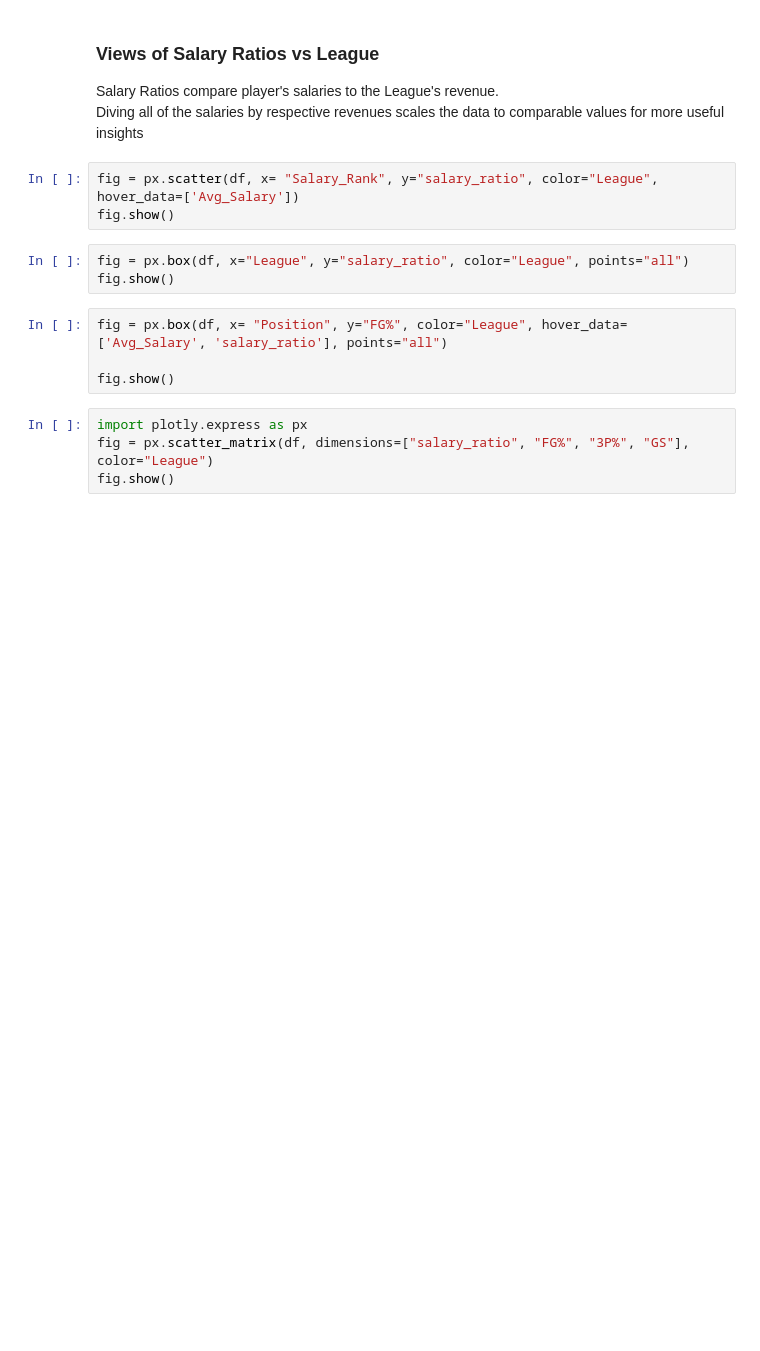
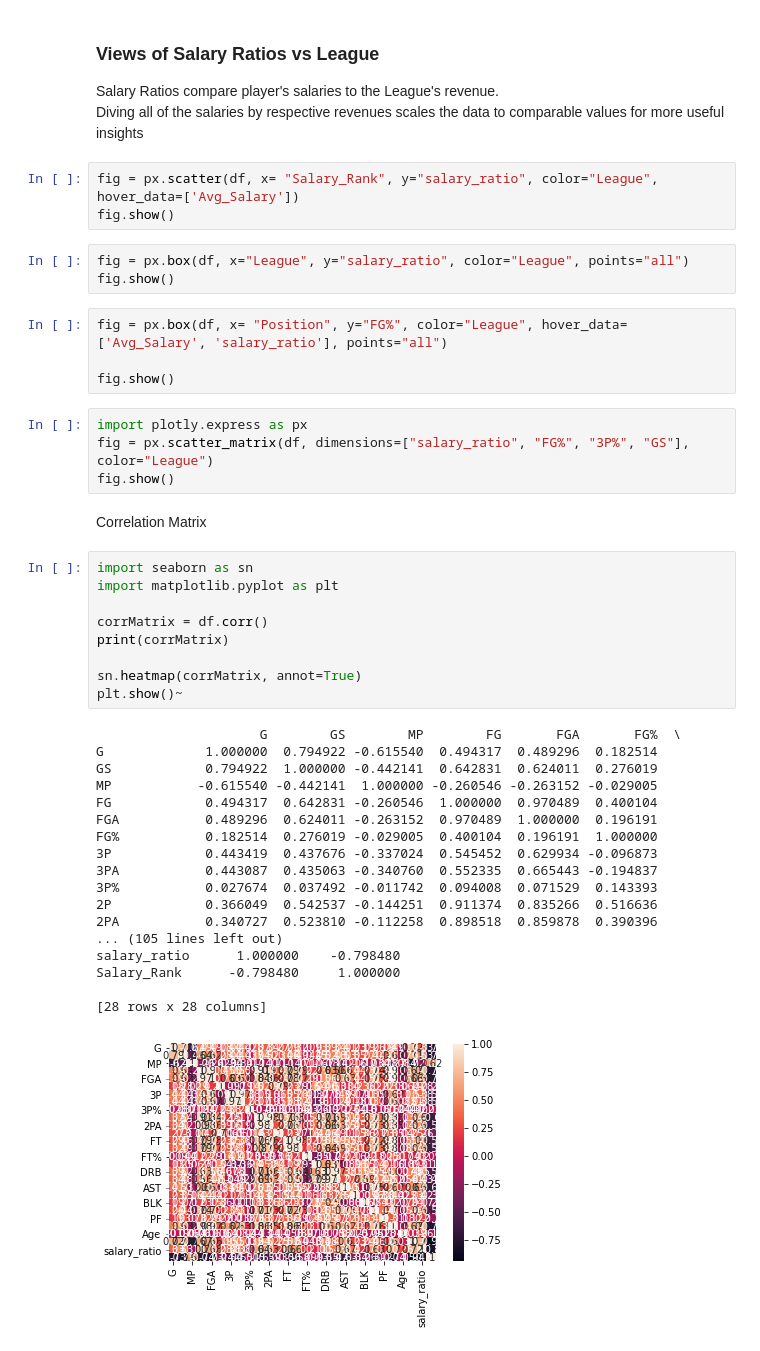
Before and after one commit to UVA-CS5010/semester-project, a Jupyter notebook: CS5010SemesterProject_Visualizations.ipynb, the cells around one changed output. Cells and saved outputs as stored; diff of their text form; blank space fills up the shorter version.

Commit message:
correlation maxtrix

```diff
--- a/CS5010SemesterProject_Visualizations.ipynb
+++ b/CS5010SemesterProject_Visualizations.ipynb
@@ -65,3 +67,33 @@ fig.show()
 import plotly.express as px
 fig = px.scatter_matrix(df, dimensions=["salary_ratio", "FG%", "3P%", "GS"], color="League")
 fig.show()
+# %% [markdown]
+Correlation Matrix
+# %%
+import seaborn as sn
+import matplotlib.pyplot as plt
+
+corrMatrix = df.corr()
+print(corrMatrix)
+
+sn.heatmap(corrMatrix, annot=True)
+plt.show()~
+# %% [output]
+                     G        GS        MP        FG       FGA       FG%  \
+G             1.000000  0.794922 -0.615540  0.494317  0.489296  0.182514
+GS            0.794922  1.000000 -0.442141  0.642831  0.624011  0.276019
+MP           -0.615540 -0.442141  1.000000 -0.260546 -0.263152 -0.029005
+FG            0.494317  0.642831 -0.260546  1.000000  0.970489  0.400104
+FGA           0.489296  0.624011 -0.263152  0.970489  1.000000  0.196191
+FG%           0.182514  0.276019 -0.029005  0.400104  0.196191  1.000000
+3P            0.443419  0.437676 -0.337024  0.545452  0.629934 -0.096873
+3PA           0.443087  0.435063 -0.340760  0.552335  0.665443 -0.194837
+3P%           0.027674  0.037492 -0.011742  0.094008  0.071529  0.143393
+2P            0.366049  0.542537 -0.144251  0.911374  0.835266  0.516636
+2PA           0.340727  0.523810 -0.112258  0.898518  0.859878  0.390396
+... (105 lines left out)
+salary_ratio      1.000000    -0.798480
+Salary_Rank      -0.798480     1.000000
+
+[28 rows x 28 columns]
+[figure, added]
```
Also changed, not shown: parts of 1 cell of this notebook.
